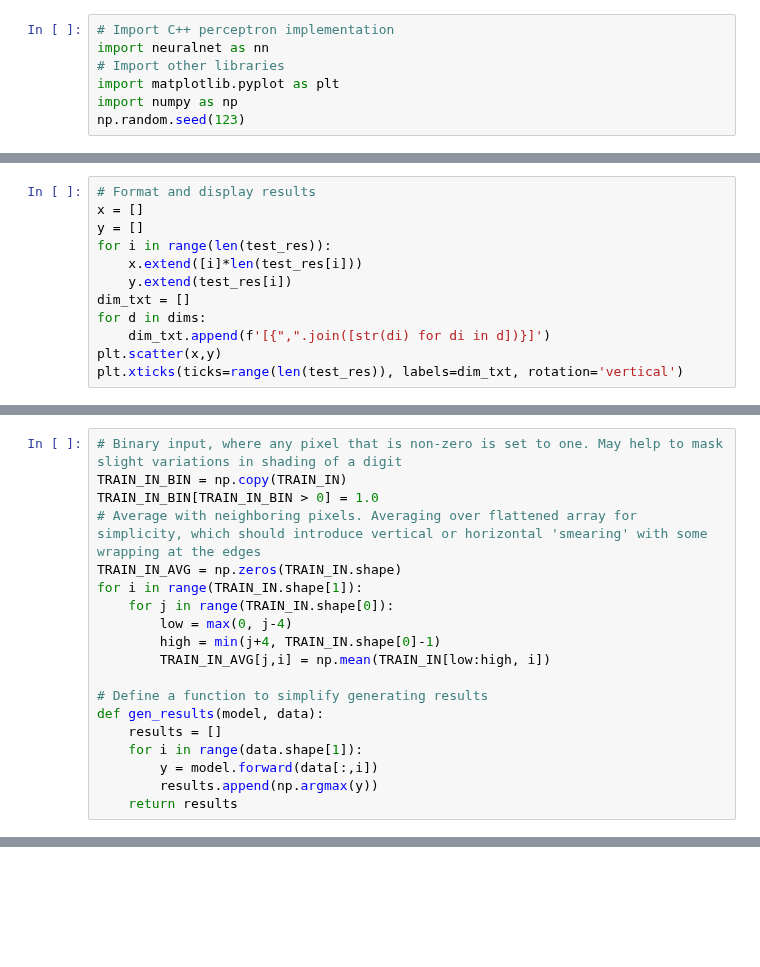
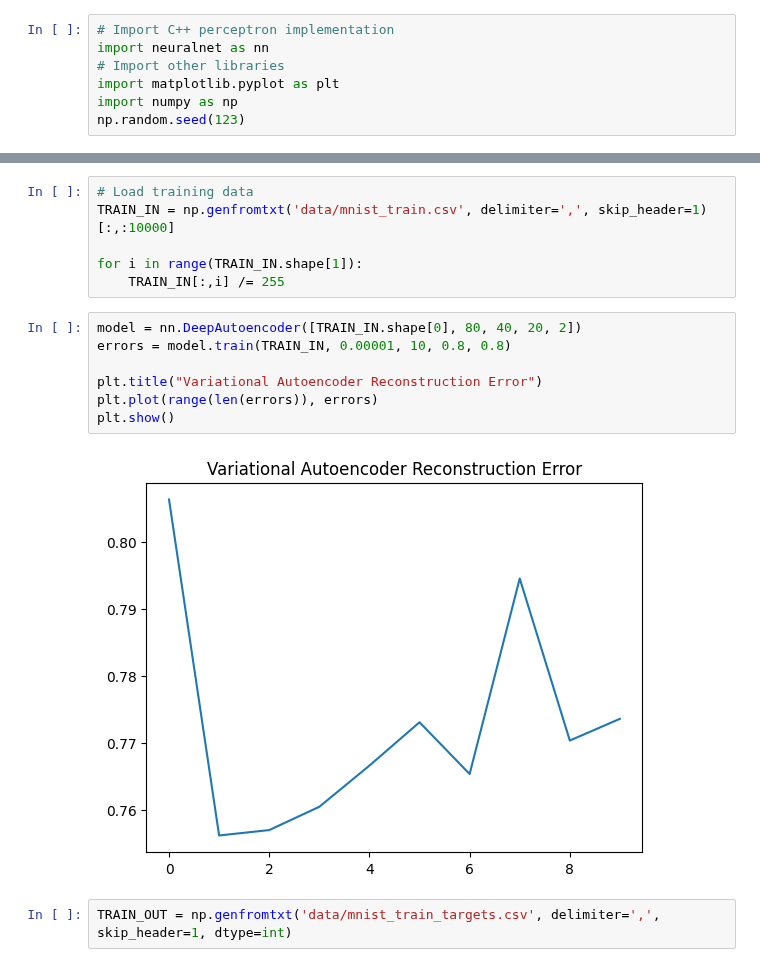
Before and after one commit to wyattbarber/Challenge-3, a Jupyter notebook: main_mnist.ipynb, the cells around one changed output, grey strips where cells are left out. Cells and saved outputs as stored; diff of their text form; blank space fills up the shorter version.

```diff
--- a/main_mnist.ipynb
+++ b/main_mnist.ipynb
@@ -111,12 +7,0 @@ test_res = nn.test_layers(dims, funcs,
-# %%
-# Format and display results
-x = []
-y = []
-for i in range(len(test_res)):
-    x.extend([i]*len(test_res[i]))
-    y.extend(test_res[i])
-dim_txt = []
-for d in dims:
-    dim_txt.append(f'[{",".join([str(di) for di in d])}]')
-plt.scatter(x,y)
-plt.xticks(ticks=range(len(test_res)), labels=dim_txt, rotation='vertical')
@@ -147,19 +7,0 @@ The larger model had only slight gain over the smaller, which could just have be
-# %%
-# Binary input, where any pixel that is non-zero is set to one. May help to mask slight variations in shading of a digit
-TRAIN_IN_BIN = np.copy(TRAIN_IN)
-TRAIN_IN_BIN[TRAIN_IN_BIN > 0] = 1.0
-# Average with neighboring pixels. Averaging over flattened array for simplicity, which should introduce vertical or horizontal 'smearing' with some wrapping at the edges
-TRAIN_IN_AVG = np.zeros(TRAIN_IN.shape)
-for i in range(TRAIN_IN.shape[1]):
-    for j in range(TRAIN_IN.shape[0]):
-        low = max(0, j-4)
-        high = min(j+4, TRAIN_IN.shape[0]-1)
-        TRAIN_IN_AVG[j,i] = np.mean(TRAIN_IN[low:high, i])
-
-# Define a function to simplify generating results
-def gen_results(model, data):
-    results = []
-    for i in range(data.shape[1]):
-        y = model.forward(data[:,i])
-        results.append(np.argmax(y))
-    return results
@@ -335,0 +8,17 @@ plt.scatter(range(len(errors)), errors)
+# %%
+# Load training data
+TRAIN_IN = np.genfromtxt('data/mnist_train.csv', delimiter=',', skip_header=1)[:,:10000]
+
+for i in range(TRAIN_IN.shape[1]):
+    TRAIN_IN[:,i] /= 255
+# %%
+model = nn.DeepAutoencoder([TRAIN_IN.shape[0], 80, 40, 20, 2])
+errors = model.train(TRAIN_IN, 0.00001, 10, 0.8, 0.8)
+
+plt.title("Variational Autoencoder Reconstruction Error")
+plt.plot(range(len(errors)), errors)
+plt.show()
+# %% [output]
+[figure, added]
+# %%
+TRAIN_OUT = np.genfromtxt('data/mnist_train_targets.csv', delimiter=',', skip_header=1, dtype=int)
```
Also changed, not shown: parts of 27 cells of this notebook, 5 other files.
